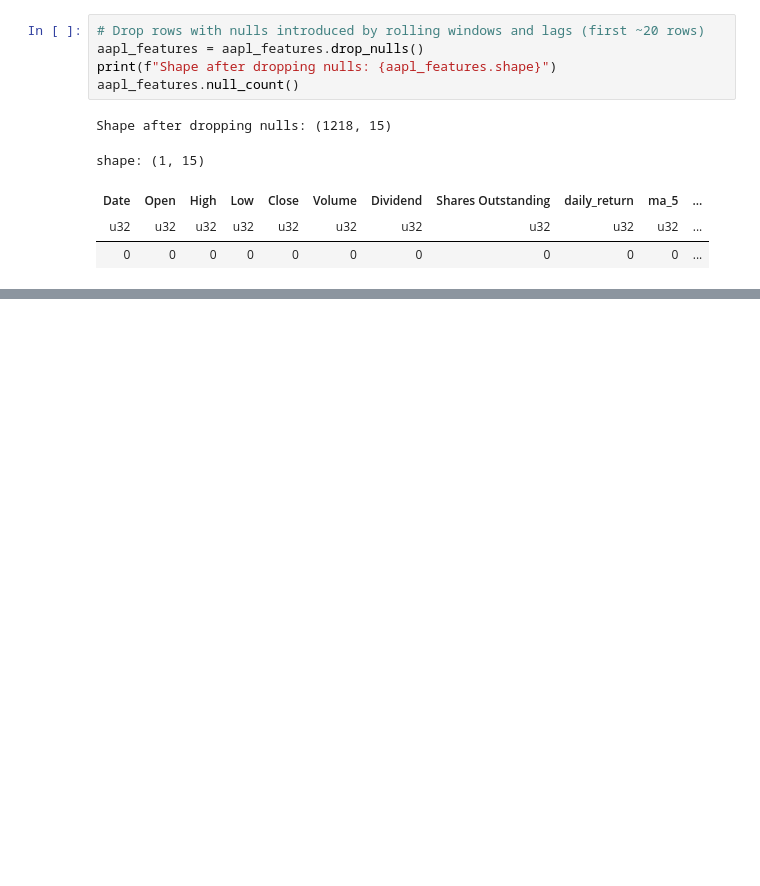
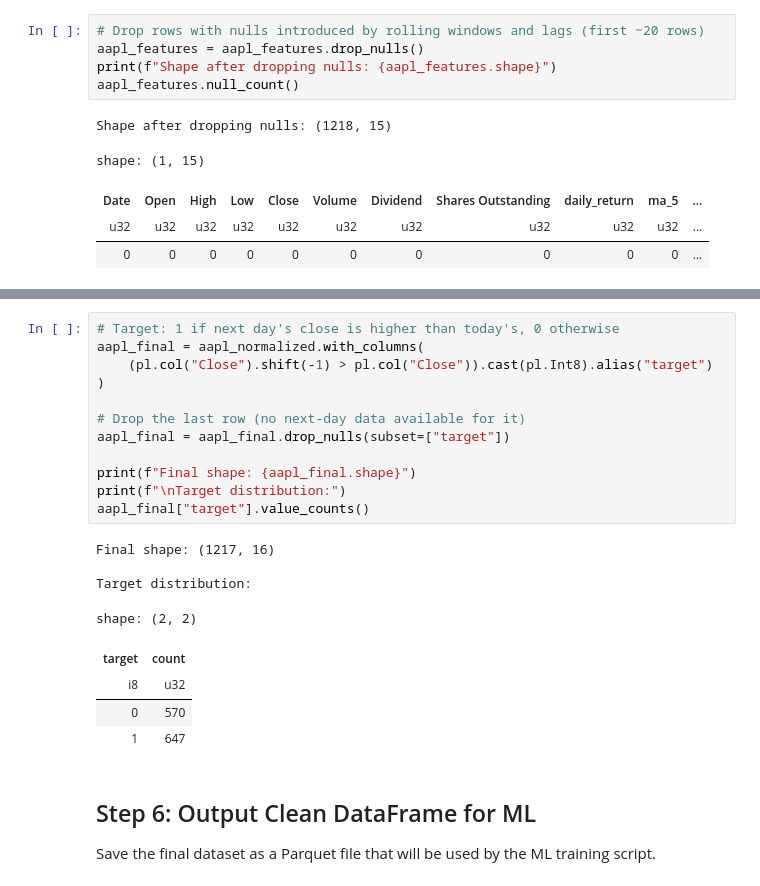
Before and after one commit to Lasca/Group_Assignment_Python, a Jupyter notebook: notebooks/Part_1.1_EDA_ETL.ipynb, the cells around one changed output, grey strips where cells are left out. Cells and saved outputs as stored; diff of their text form; blank space fills up the shorter version.

Commit message:
Finnished Part 1.1 EDA notebook and added Part 1.2 ML notebook: train/test split, logistic regression, evaluation, and model export.

```diff
--- a/notebooks/Part_01_EDA_ETL.ipynb
+++ b/notebooks/Part_1.1_EDA_ETL.ipynb
@@ -203,0 +208,25 @@ shape: (5, 15)
+# %%
+# Target: 1 if next day's close is higher than today's, 0 otherwise
+aapl_final = aapl_normalized.with_columns(
+    (pl.col("Close").shift(-1) > pl.col("Close")).cast(pl.Int8).alias("target")
+)
+
+# Drop the last row (no next-day data available for it)
+aapl_final = aapl_final.drop_nulls(subset=["target"])
+
+print(f"Final shape: {aapl_final.shape}")
+print(f"\nTarget distribution:")
+aapl_final["target"].value_counts()
+# %% [output]
+Final shape: (1217, 16)
+
+Target distribution:
+shape: (2, 2)
+| target | count |
+| i8 | u32 |
+| 0 | 570 |
+| 1 | 647 |
+# %% [markdown]
+## Step 6: Output Clean DataFrame for ML
+
+Save the final dataset as a Parquet file that will be used by the ML training script.
```
Also changed, not shown: parts of 3 cells of this notebook, 2 other files.
